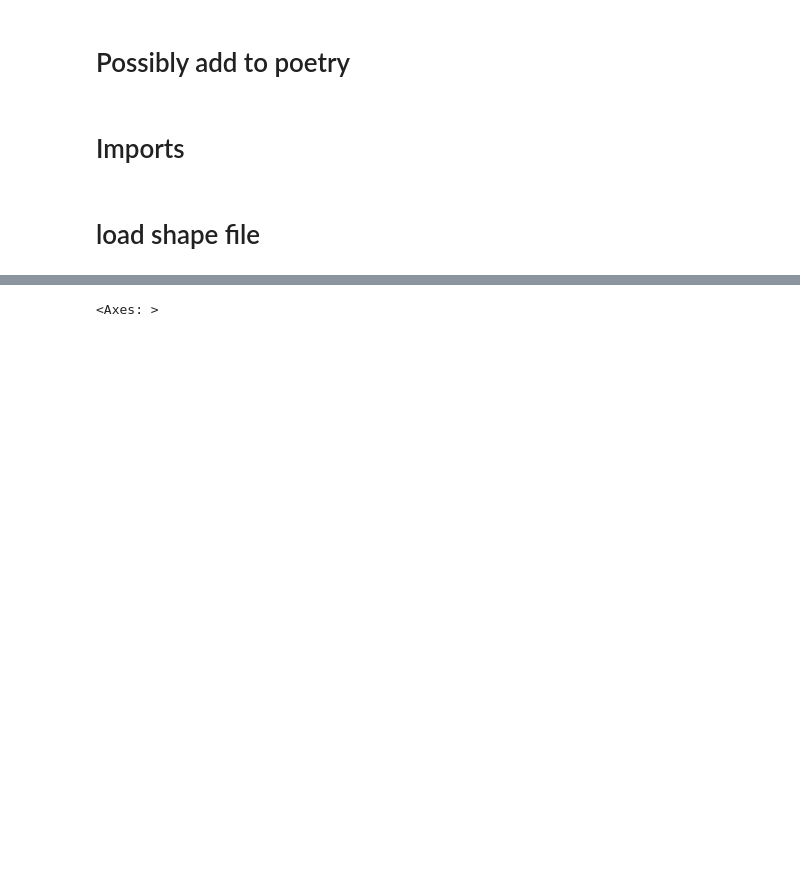
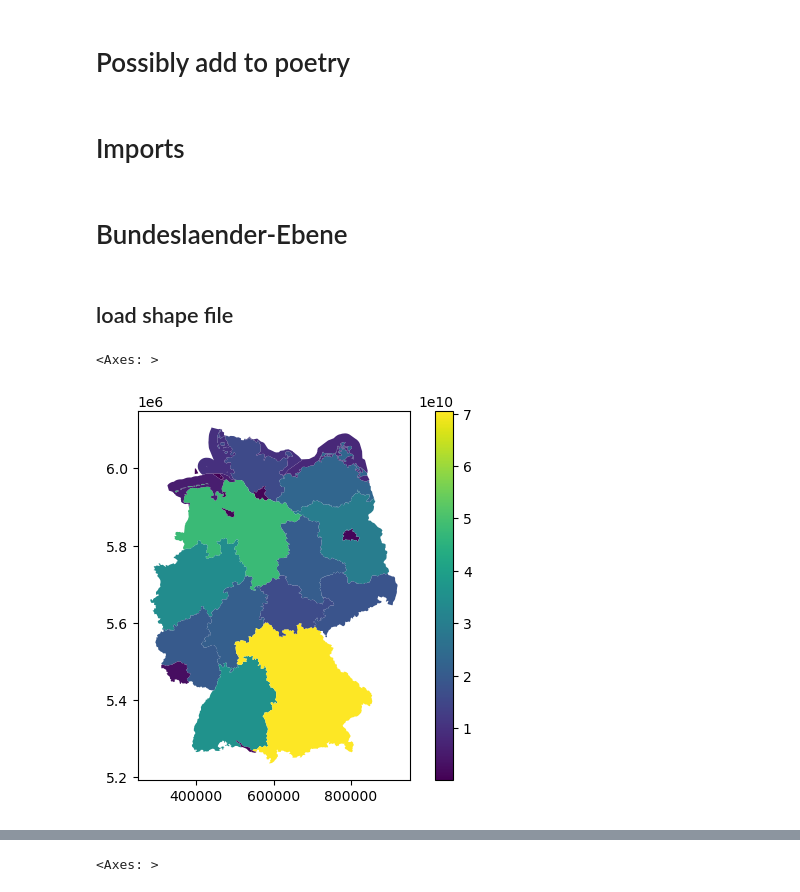
Before and after one commit to CorrelAid/pystatis, a Jupyter notebook: nb/02_Geo_visualization_example.ipynb, the cells around one changed output, grey strips where cells are left out. Saved outputs shown, nothing was run; the diff lists cells and outputs as text; code cells hidden in the pictures; blank space fills up the shorter version.

Commit message:
new case study in visualization notebook, integration to presentation notebook

```diff
--- a/nb/02_Geo_visualization_example.ipynb
+++ b/nb/02_Geo_visualization_example.ipynb
@@ -13,3 +12,16 @@ from pystatis import set_db
 from pystatis import Table
+# %% [markdown]
+# Bundeslaender-Ebene
 # %% [markdown]
-# load shape file
+## load shape file
+# %%
+
+path_to_data = "vg2500_12-31.utm32s.shape/vg2500/VG2500_LAN.shp"
+gdf = geopandas.read_file(path_to_data)
+# %%
+gdf.loc[:,'area']=gdf.area
+# %%
+gdf.plot('area',legend=True)
+# %% [output]
+<Axes: >
+[figure, added]
```
Also changed, not shown: parts of 52 cells of this notebook, 1 other file.
